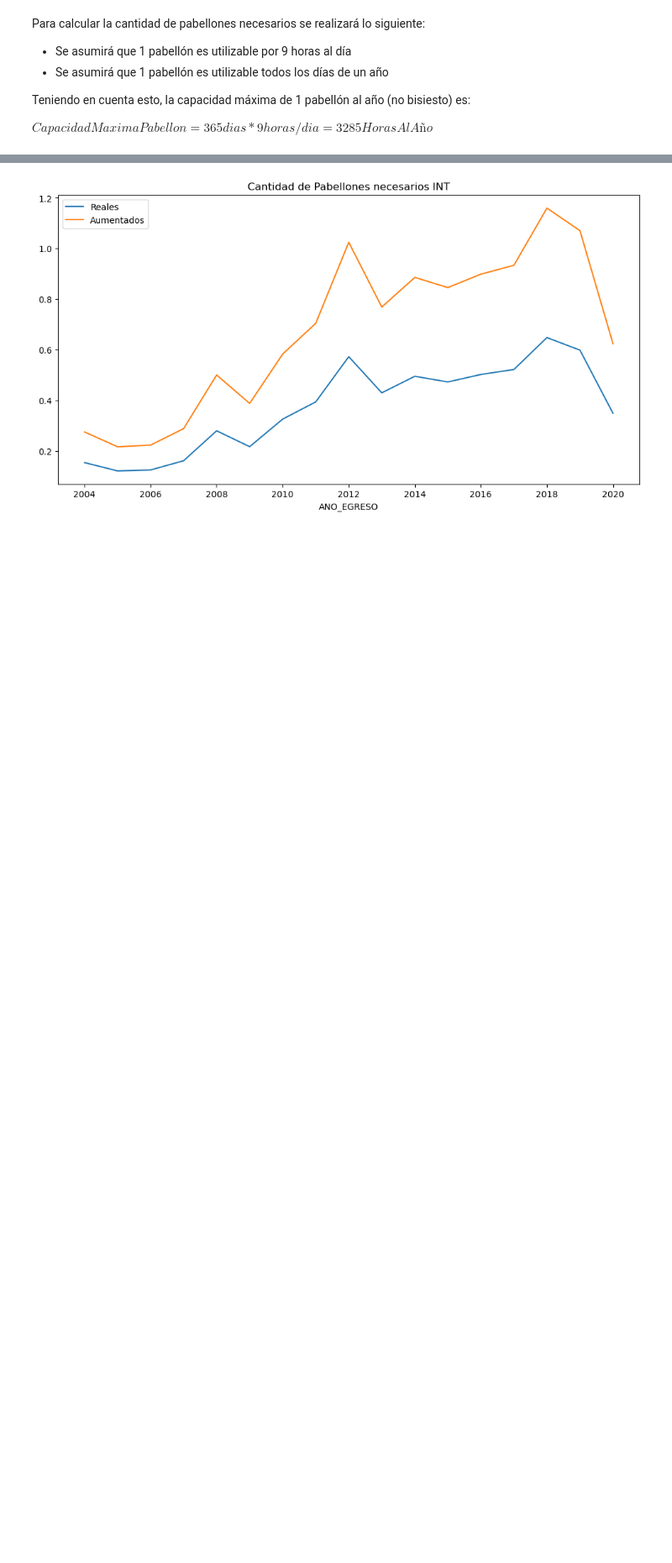
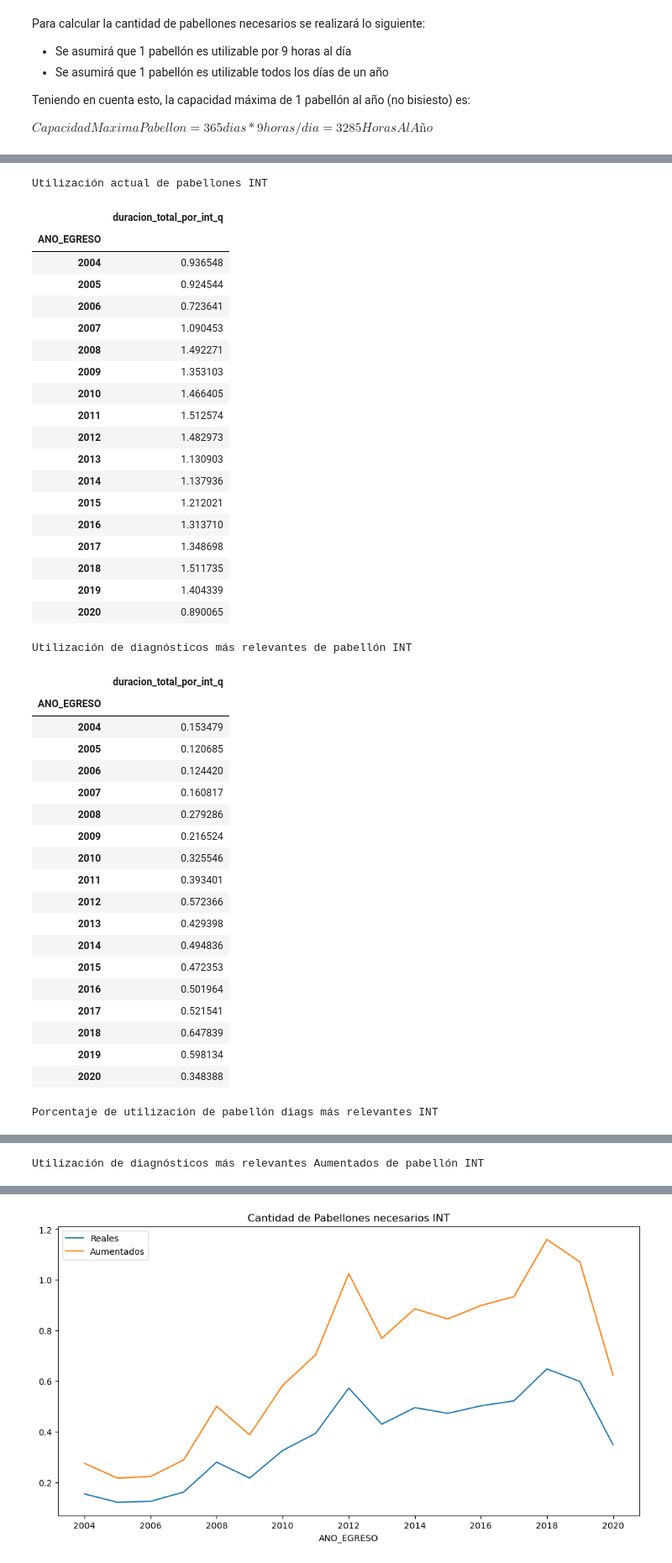
Before and after one commit to JavierRojas14/proyeccion-int, a Jupyter notebook: notebooks/5.0-jrb-estimation-of-supplies-hospitalized.ipynb, the cells around one changed output, grey strips where cells are left out. Shown: that part at 84% size. Cells and saved outputs as stored; diff of their text form; code cells hidden in the pictures; blank space fills up the shorter version.

Commit message:
Discute utilizacion de pabell. total y diags rel

```diff
--- a/notebooks/5.0-jrb-estimation-of-supplies-hospitalized.ipynb
+++ b/notebooks/5.0-jrb-estimation-of-supplies-hospitalized.ipynb
@@ -489,0 +443,67 @@ Name: duracion_total_por_int_q, dtype: float64
+# %%
+CAPACIDAD_MAXIMA_PABELLON_ANUAL = 9 * 365.4
+
+# Calcula necesidad actual para todos los diagnosticos
+pabellones_necesarios_totales = tiempo_pabellon_total / CAPACIDAD_MAXIMA_PABELLON_ANUAL
+
+# Calcula necesidad actual de diags relevantes
+pabellones_necesarios_por_dia = tiempo_pabellon_relevantes / CAPACIDAD_MAXIMA_PABELLON_ANUAL
+
+# Calcula necesidad en el futuro para diags relevantes
+pabellones_necesarios_por_dia_aumentados = pabellones_necesarios_por_dia * AUMENTO_DEMANDA
+
+print("Utilización actual de pabellones INT")
+display(pabellones_necesarios_totales.to_frame().style.highlight_max(color="pink"))
+print("Utilización de diagnósticos más relevantes de pabellón INT")
+display(pabellones_necesarios_por_dia.to_frame().style.highlight_max(color="pink"))
+print("Porcentaje de utilización de pabellón diags más relevantes INT")
+display(
+    ((pabellones_necesarios_por_dia / pabellones_necesarios_totales) * 100)
+    .to_frame()
+    .style.highlight_max(color="pink")
+)
+
+print("Utilización de diagnósticos más relevantes Aumentados de pabellón INT")
+display(pabellones_necesarios_por_dia_aumentados.to_frame().style.highlight_max(color="pink"))
+# %% [output]
+Utilización actual de pabellones INT
+|  | duracion_total_por_int_q |
+| ANO_EGRESO |  |
+| 2004 | 0.936548 |
+| 2005 | 0.924544 |
+| 2006 | 0.723641 |
+| 2007 | 1.090453 |
+| 2008 | 1.492271 |
+| 2009 | 1.353103 |
+| 2010 | 1.466405 |
+| 2011 | 1.512574 |
+| 2012 | 1.482973 |
+| 2013 | 1.130903 |
+| 2014 | 1.137936 |
+| 2015 | 1.212021 |
+| 2016 | 1.313710 |
+| 2017 | 1.348698 |
+| 2018 | 1.511735 |
+| 2019 | 1.404339 |
+| 2020 | 0.890065 |
+Utilización de diagnósticos más relevantes de pabellón INT
+|  | duracion_total_por_int_q |
+| ANO_EGRESO |  |
+| 2004 | 0.153479 |
+| 2005 | 0.120685 |
+| 2006 | 0.124420 |
+| 2007 | 0.160817 |
+| 2008 | 0.279286 |
+| 2009 | 0.216524 |
+| 2010 | 0.325546 |
+| 2011 | 0.393401 |
+| 2012 | 0.572366 |
+| 2013 | 0.429398 |
+| 2014 | 0.494836 |
+| 2015 | 0.472353 |
+| 2016 | 0.501964 |
+| 2017 | 0.521541 |
+| 2018 | 0.647839 |
+| 2019 | 0.598134 |
+| 2020 | 0.348388 |
+Porcentaje de utilización de pabellón diags más relevantes INT
@@ -489,0 +529 @@ Name: duracion_total_por_int_q, dtype: float64
+Utilización de diagnósticos más relevantes Aumentados de pabellón INT
```
Also changed, not shown: parts of 4 cells of this notebook.
